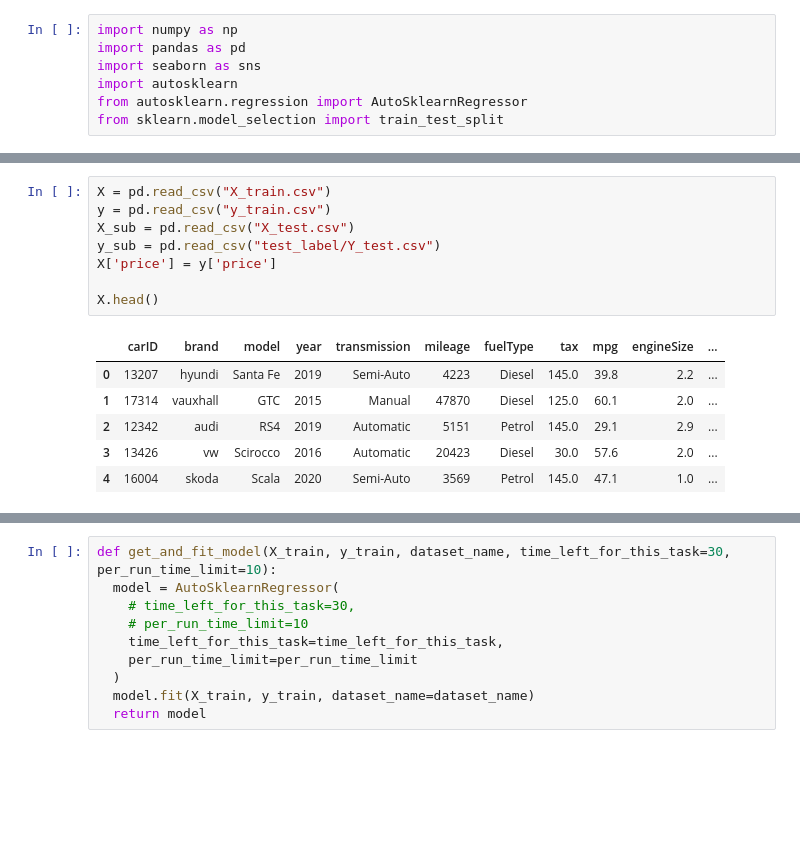
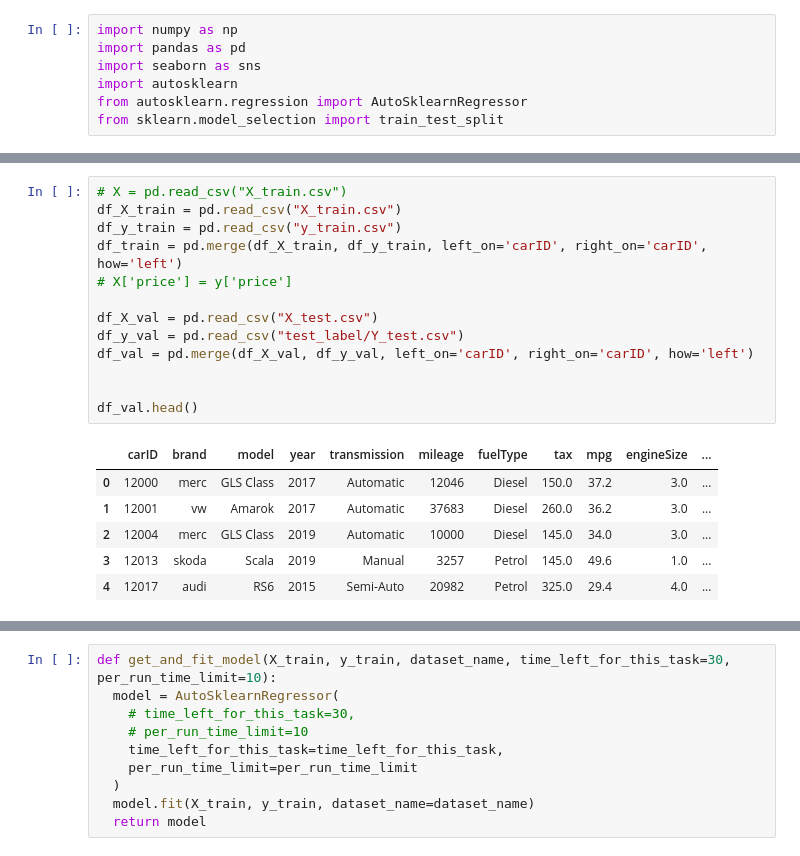
Before and after one commit to WimSuenensHogent/DistributedDatabases, a Jupyter notebook: competitions/regression/used-car-price.ipynb, the cells around one changed output, grey strips where cells are left out. Drawn from its saved outputs; the diff is of its cells as text; blank space fills up the shorter version.

Commit message:
regression change to 'merge' dataframes

```diff
--- a/competitions/regression/used-car-price.ipynb
+++ b/competitions/regression/used-car-price.ipynb
@@ -68,17 +70,22 @@ def clean_and_train_test_split(X, y, X_sub, y_sub):
 # %%
-X = pd.read_csv("X_train.csv")
-y = pd.read_csv("y_train.csv")
-X_sub = pd.read_csv("X_test.csv")
-y_sub = pd.read_csv("test_label/Y_test.csv")
-X['price'] = y['price']
+# X = pd.read_csv("X_train.csv")
+df_X_train = pd.read_csv("X_train.csv")
+df_y_train = pd.read_csv("y_train.csv")
+df_train = pd.merge(df_X_train, df_y_train, left_on='carID', right_on='carID', how='left')
+# X['price'] = y['price']
 
-X.head()
+df_X_val = pd.read_csv("X_test.csv")
+df_y_val = pd.read_csv("test_label/Y_test.csv")
+df_val = pd.merge(df_X_val, df_y_val, left_on='carID', right_on='carID', how='left')
+
+
+df_val.head()
 # %% [output]
 |  | carID | brand | model | year | transmission | mileage | fuelType | tax | mpg | engineSize | ... |
-| 0 | 13207 | hyundi | Santa Fe | 2019 | Semi-Auto | 4223 | Diesel | 145.0 | 39.8 | 2.2 | ... |
-| 1 | 17314 | vauxhall | GTC | 2015 | Manual | 47870 | Diesel | 125.0 | 60.1 | 2.0 | ... |
-| 2 | 12342 | audi | RS4 | 2019 | Automatic | 5151 | Petrol | 145.0 | 29.1 | 2.9 | ... |
-| 3 | 13426 | vw | Scirocco | 2016 | Automatic | 20423 | Diesel | 30.0 | 57.6 | 2.0 | ... |
-| 4 | 16004 | skoda | Scala | 2020 | Semi-Auto | 3569 | Petrol | 145.0 | 47.1 | 1.0 | ... |
+| 0 | 12000 | merc | GLS Class | 2017 | Automatic | 12046 | Diesel | 150.0 | 37.2 | 3.0 | ... |
+| 1 | 12001 | vw | Amarok | 2017 | Automatic | 37683 | Diesel | 260.0 | 36.2 | 3.0 | ... |
+| 2 | 12004 | merc | GLS Class | 2019 | Automatic | 10000 | Diesel | 145.0 | 34.0 | 3.0 | ... |
+| 3 | 12013 | skoda | Scala | 2019 | Manual | 3257 | Petrol | 145.0 | 49.6 | 1.0 | ... |
+| 4 | 12017 | audi | RS6 | 2015 | Semi-Auto | 20982 | Petrol | 325.0 | 29.4 | 4.0 | ... |
 # %%
 plot = sns.pairplot(
```
Also changed, not shown: parts of 7 cells of this notebook, 2 other files.
